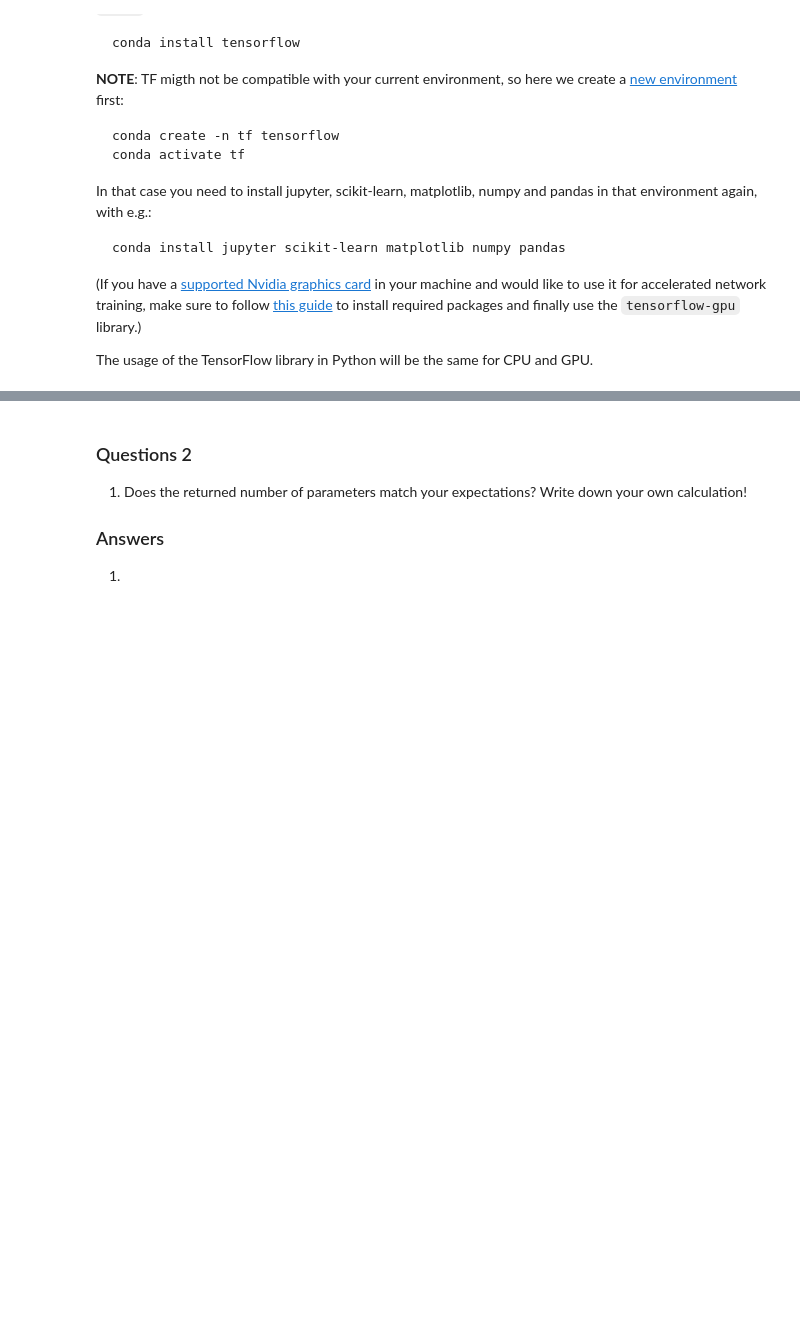
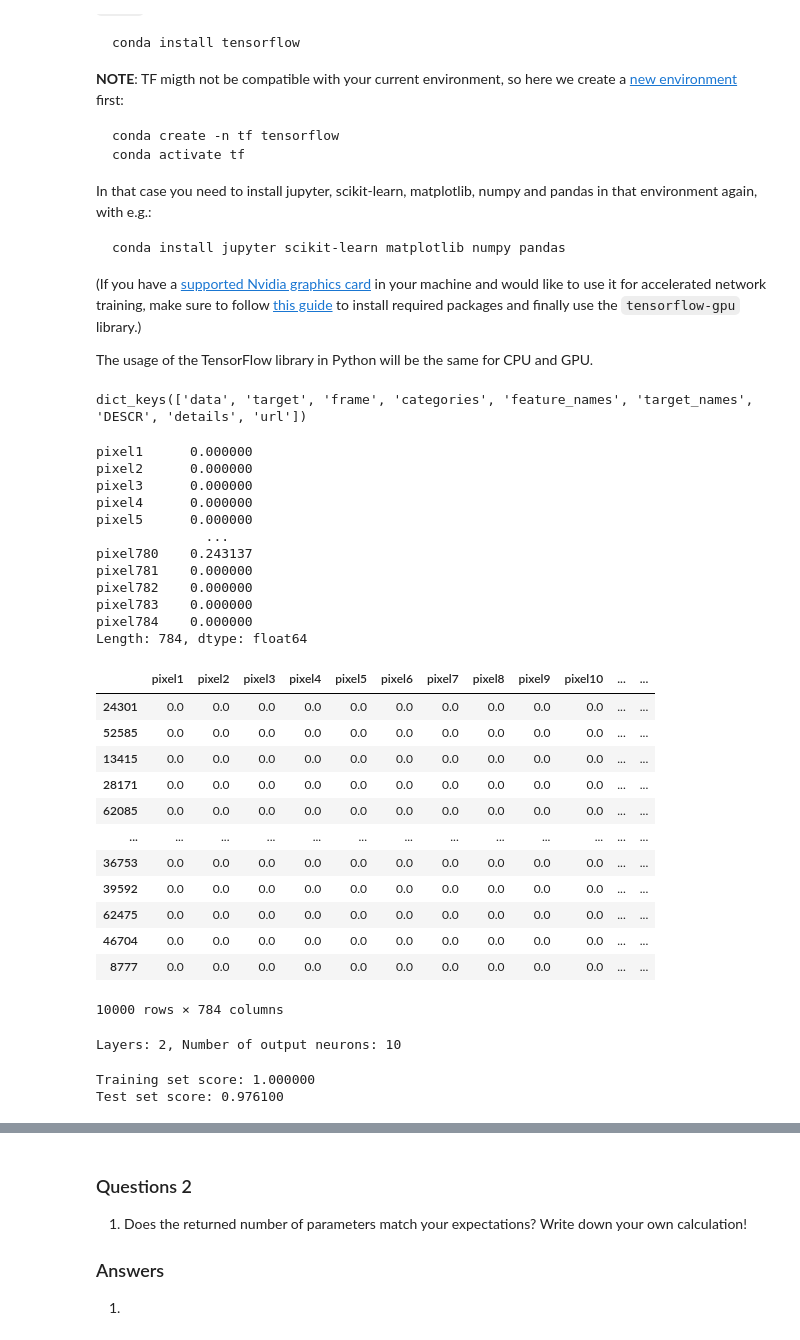
Before and after one commit to flowlow969/ML_fuer_dummies, a Jupyter notebook: mlp_MNIST.ipynb, the cells around one changed output, grey strips where cells are left out. Drawn from its saved outputs; the diff is of its cells as text; code cells hidden in the pictures; blank space fills up the shorter version.

```diff
--- a/mlp_MNIST.ipynb
+++ b/mlp_MNIST.ipynb
@@ -32,19 +30,74 @@ The usage of the TensorFlow library in Python will be the same for CPU and GPU.
+# %%
+from sklearn.datasets import fetch_openml
+mnist = fetch_openml('mnist_784', version=1)
+mnist.keys()
+# %% [output]
+dict_keys(['data', 'target', 'frame', 'categories', 'feature_names', 'target_names', 'DESCR', 'details', 'url'])
 # %%
 ## Scale the input data into the range [0, 1]
+X= mnist.data
+X= X / 255.0
+print(X.max())
+y= mnist.target
 ## use sklearn's train_test_split to split the data into
 ## 50000 instances for training (X_train, y_train), 10000 for validation (X_val, y_val) and 10000 for testing (X_test, y_test)
+from sklearn.model_selection import train_test_split
+test_val_size = 2/7
+test_size = 1/2
+X_train, X_test_val, y_train, y_test_val = train_test_split(X, y, test_size=test_val_size, random_state=42)
+X_val, X_test, y_val, y_test = train_test_split(X_test_val, y_test_val, test_size=test_size, random_state=42)
+X_test
+# %% [output]
+pixel1      0.000000
+pixel2      0.000000
+pixel3      0.000000
+pixel4      0.000000
+pixel5      0.000000
+              ...
+pixel780    0.243137
+pixel781    0.000000
+pixel782    0.000000
+pixel783    0.000000
+pixel784    0.000000
+Length: 784, dtype: float64
+|  | pixel1 | pixel2 | pixel3 | pixel4 | pixel5 | pixel6 | pixel7 | pixel8 | pixel9 | pixel10 | ... | ... |
+| 24301 | 0.0 | 0.0 | 0.0 | 0.0 | 0.0 | 0.0 | 0.0 | 0.0 | 0.0 | 0.0 | ... | ... |
+| 52585 | 0.0 | 0.0 | 0.0 | 0.0 | 0.0 | 0.0 | 0.0 | 0.0 | 0.0 | 0.0 | ... | ... |
+| 13415 | 0.0 | 0.0 | 0.0 | 0.0 | 0.0 | 0.0 | 0.0 | 0.0 | 0.0 | 0.0 | ... | ... |
+| 28171 | 0.0 | 0.0 | 0.0 | 0.0 | 0.0 | 0.0 | 0.0 | 0.0 | 0.0 | 0.0 | ... | ... |
+| 62085 | 0.0 | 0.0 | 0.0 | 0.0 | 0.0 | 0.0 | 0.0 | 0.0 | 0.0 | 0.0 | ... | ... |
+| ... | ... | ... | ... | ... | ... | ... | ... | ... | ... | ... | ... | ... |
+| 36753 | 0.0 | 0.0 | 0.0 | 0.0 | 0.0 | 0.0 | 0.0 | 0.0 | 0.0 | 0.0 | ... | ... |
+| 39592 | 0.0 | 0.0 | 0.0 | 0.0 | 0.0 | 0.0 | 0.0 | 0.0 | 0.0 | 0.0 | ... | ... |
+| 62475 | 0.0 | 0.0 | 0.0 | 0.0 | 0.0 | 0.0 | 0.0 | 0.0 | 0.0 | 0.0 | ... | ... |
+| 46704 | 0.0 | 0.0 | 0.0 | 0.0 | 0.0 | 0.0 | 0.0 | 0.0 | 0.0 | 0.0 | ... | ... |
+| 8777 | 0.0 | 0.0 | 0.0 | 0.0 | 0.0 | 0.0 | 0.0 | 0.0 | 0.0 | 0.0 | ... | ... |
+10000 rows × 784 columns
 # %%
 ## load an MLP classifier from sklearn with all its defaults, only specifying `random_state=42`
+from sklearn.neural_network import MLPClassifier
+clf = MLPClassifier(random_state=42).fit(X_train, y_train)
+clf.predict_proba(X_test[:1])
+
+
+
+
 
 ## try printing out the sizes of the hidden layers, the number of layers and the number of output neurons/units
-
+print("Layers: " + str(len(clf.coefs_)) + ", Number of output neurons: " + str(len(clf.classes_)))
 ## train the MLP with the train set, time its execution
 
 ## try again printing out the sizes of the hidden layers, the number of layers and the number of output neurons/units
+# %% [output]
+Layers: 2, Number of output neurons: 10
 # %%
+
 ## print the scores of the trained MLP on the train and on the test set:
-print("Training set score: %f" % )
-print("Test set score: %f" % )
+print("Training set score: %f" % clf.score(X_train, y_train) )
+print("Test set score: %f" % clf.score(X_test, y_test))
+# %% [output]
+Training set score: 1.000000
+Test set score: 0.976100
 # %% [markdown]
 ### Questions 1
 
```
Also changed, not shown: parts of 5 cells of this notebook, 1 other file.
